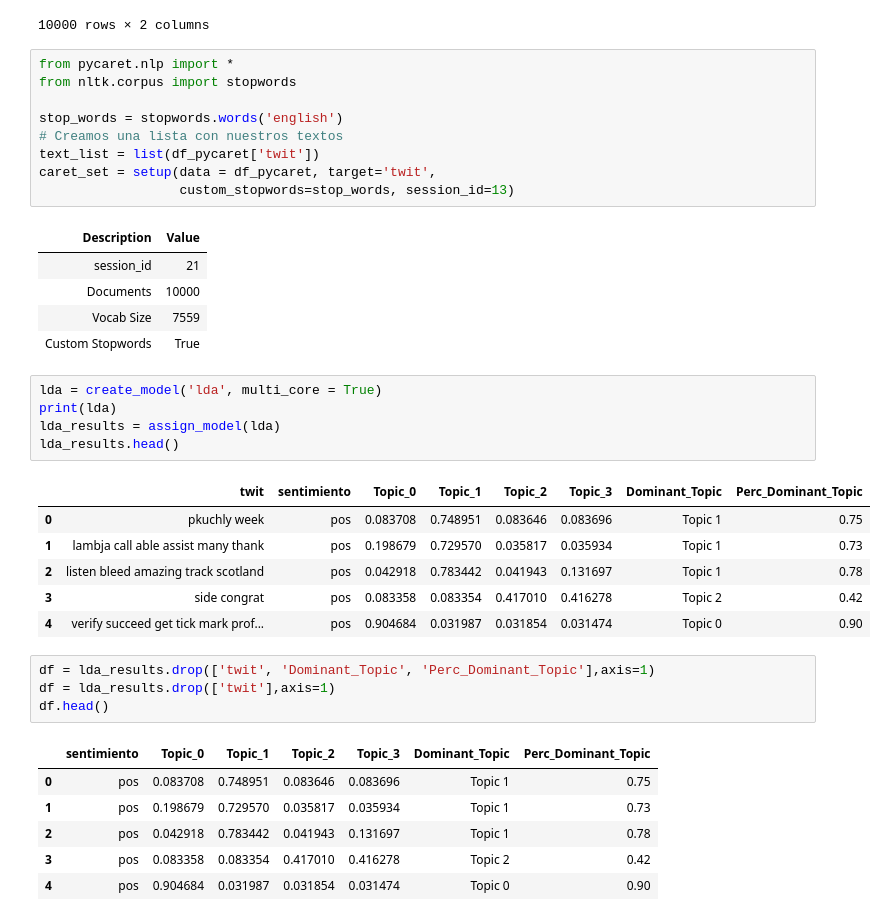
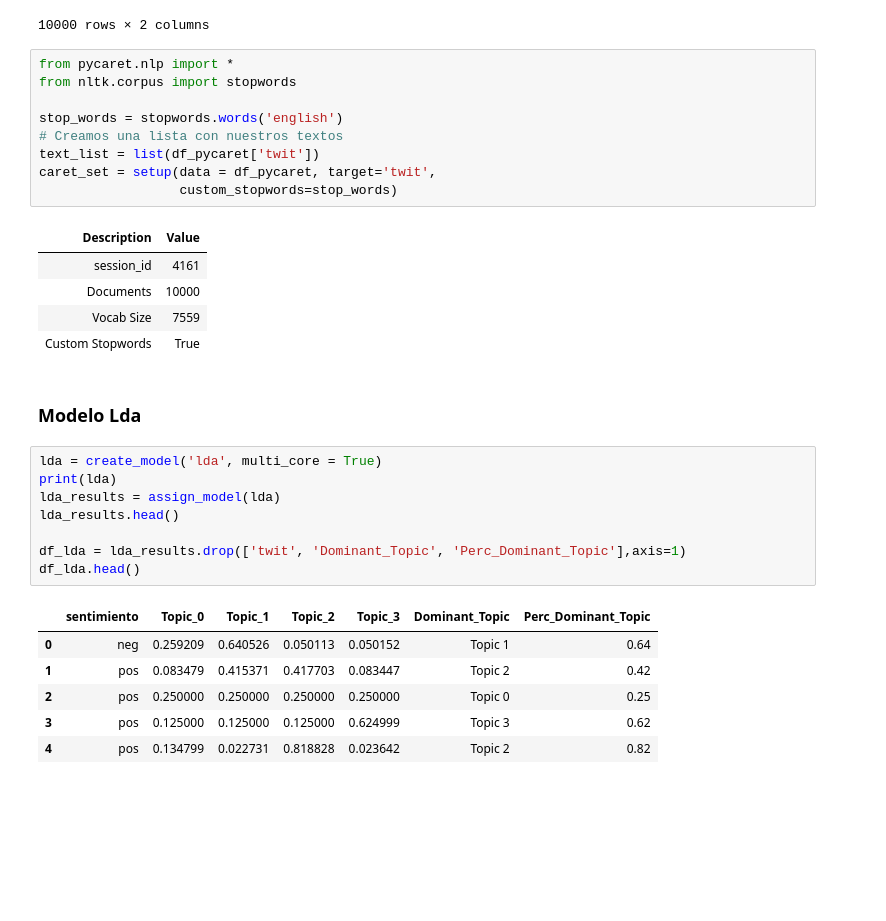
Before and after one commit to IEXE-Tec/aprendizaje-maquina-2, a Jupyter notebook: 07_NLP.ipynb, the cells around one changed output. Cells and saved outputs as stored; diff of their text form; blank space fills up the shorter version.

```diff
--- a/07_NLP.ipynb
+++ b/07_NLP.ipynb
@@ -694,35 +694,29 @@ stop_words = stopwords.words('english')
 # Creamos una lista con nuestros textos
 text_list = list(df_pycaret['twit'])
 caret_set = setup(data = df_pycaret, target='twit',
-                  custom_stopwords=stop_words, session_id=13)
+                  custom_stopwords=stop_words)
 # %% [output]
 | Description | Value |
-| session_id | 21 |
+| session_id | 4161 |
 | Documents | 10000 |
 | Vocab Size | 7559 |
 | Custom Stopwords | True |
+# %% [markdown]
+### Modelo Lda
 # %%
 lda = create_model('lda', multi_core = True)
 print(lda)
 lda_results = assign_model(lda)
 lda_results.head()
+
+df_lda = lda_results.drop(['twit', 'Dominant_Topic', 'Perc_Dominant_Topic'],axis=1)
+df_lda.head()
 # %% [output]
-|  | twit | sentimiento | Topic_0 | Topic_1 | Topic_2 | Topic_3 | Dominant_Topic | Perc_Dominant_Topic |
-| 0 | pkuchly week | pos | 0.083708 | 0.748951 | 0.083646 | 0.083696 | Topic 1 | 0.75 |
-| 1 | lambja call able assist many thank | pos | 0.198679 | 0.729570 | 0.035817 | 0.035934 | Topic 1 | 0.73 |
-| 2 | listen bleed amazing track scotland | pos | 0.042918 | 0.783442 | 0.041943 | 0.131697 | Topic 1 | 0.78 |
-| 3 | side congrat | pos | 0.083358 | 0.083354 | 0.417010 | 0.416278 | Topic 2 | 0.42 |
-| 4 | verify succeed get tick mark prof... | pos | 0.904684 | 0.031987 | 0.031854 | 0.031474 | Topic 0 | 0.90 |
+|  | sentimiento | Topic_0 | Topic_1 | Topic_2 | Topic_3 | Dominant_Topic | Perc_Dominant_Topic |
+| 0 | neg | 0.259209 | 0.640526 | 0.050113 | 0.050152 | Topic 1 | 0.64 |
+| 1 | pos | 0.083479 | 0.415371 | 0.417703 | 0.083447 | Topic 2 | 0.42 |
+| 2 | pos | 0.250000 | 0.250000 | 0.250000 | 0.250000 | Topic 0 | 0.25 |
+| 3 | pos | 0.125000 | 0.125000 | 0.125000 | 0.624999 | Topic 3 | 0.62 |
+| 4 | pos | 0.134799 | 0.022731 | 0.818828 | 0.023642 | Topic 2 | 0.82 |
-# %%
-df = lda_results.drop(['twit', 'Dominant_Topic', 'Perc_Dominant_Topic'],axis=1)
-df = lda_results.drop(['twit'],axis=1)
-df.head()
-# %% [output]
-|  | sentimiento | Topic_0 | Topic_1 | Topic_2 | Topic_3 | Dominant_Topic | Perc_Dominant_Topic |
-| 0 | pos | 0.083708 | 0.748951 | 0.083646 | 0.083696 | Topic 1 | 0.75 |
-| 1 | pos | 0.198679 | 0.729570 | 0.035817 | 0.035934 | Topic 1 | 0.73 |
-| 2 | pos | 0.042918 | 0.783442 | 0.041943 | 0.131697 | Topic 1 | 0.78 |
-| 3 | pos | 0.083358 | 0.083354 | 0.417010 | 0.416278 | Topic 2 | 0.42 |
-| 4 | pos | 0.904684 | 0.031987 | 0.031854 | 0.031474 | Topic 0 | 0.90 |
 # %%
 from pycaret.classification import *
```
Also changed, not shown: parts of 2 cells of this notebook.
